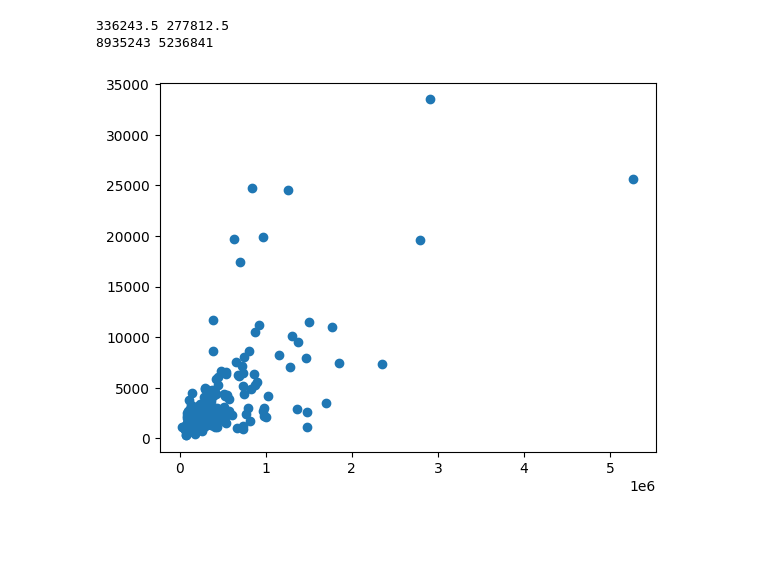
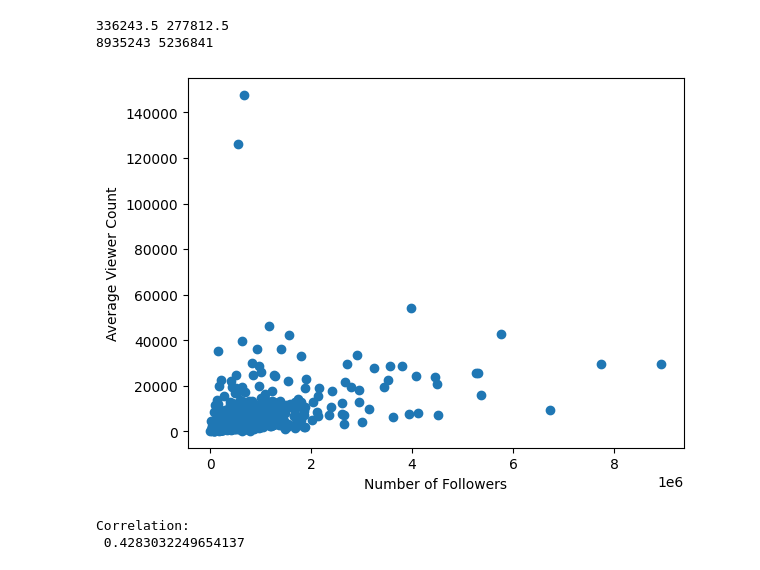
Before and after one commit to dylancortez/Twitch-Streamers, a Jupyter notebook: twitch_streamers.ipynb, the cells around one changed output. Drawn from its saved outputs; the diff is of its cells as text; code cells hidden in the pictures; blank space fills up the shorter version.

Commit message:
Updated graphs

```diff
--- a/twitch_streamers.ipynb
+++ b/twitch_streamers.ipynb
@@ -99,7 +100,16 @@ print(non_mature_range, mature_range)
 8935243 5236841
 # %%
 #Creating a Scatter Plot to show any correlation between follower numbers average viewership
-plt.scatter(x=mature.Followers, y=mature["Average viewers"])
+plt.scatter(x=streamers.Followers, y=streamers["Average viewers"])
+plt.xlabel("Number of Followers")
+plt.ylabel("Average Viewer Count")
 plt.show()
+
+#Explaining the correlation of the scatter plot
+
+correlation, p = pearsonr(streamers.Followers, streamers["Average viewers"])
+print("Correlation: \n", correlation)
 # %% [output]
-[figure, old version]
+[figure, new version]
+Correlation:
+ 0.4283032249654137
```
Also changed, not shown: parts of 1 cell of this notebook.
